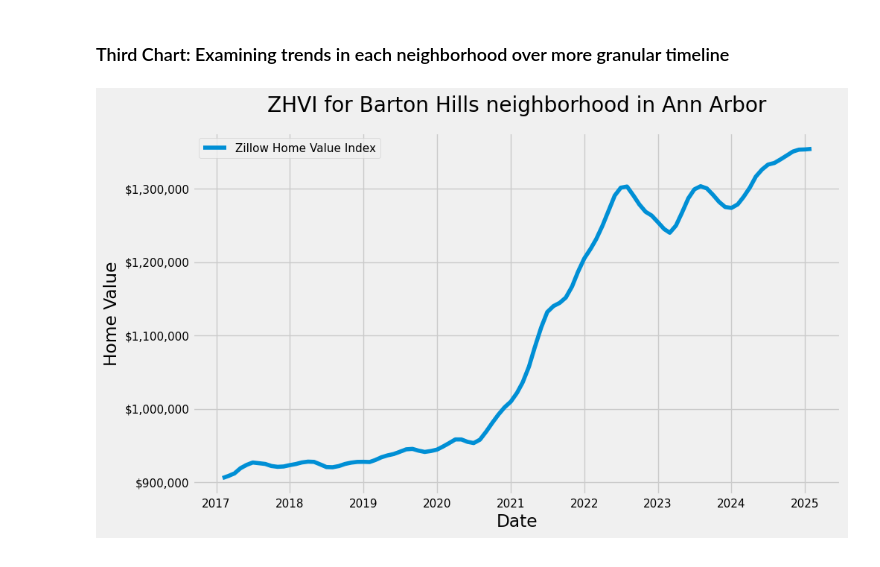
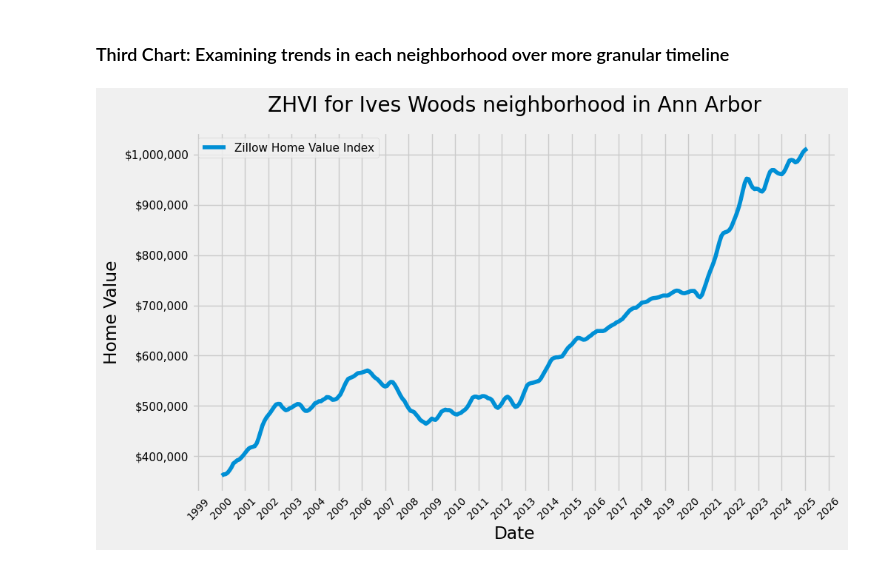
Before and after one commit to grantajason/SIADS-521-Assignment-3, a Jupyter notebook: gajason-siads521-a3.ipynb, the cells around one changed output. Drawn from its saved outputs; the diff is of its cells as text; code cells hidden in the pictures.

```diff
--- a/gajason-siads521-a3.ipynb
+++ b/gajason-siads521-a3.ipynb
@@ -107,31 +109,32 @@ plt.show()
 # %%
 def create_chart_three(neighbohood):
 
     # prepare data for chart 3
     chart_three_df = melted_df.copy()
     chart_three_df['Month'] = chart_three_df['Date'].dt.to_period('M').dt.to_timestamp()
     chart_three_df['Year'] = chart_three_df['Date'].dt.year
 
     chart_three_df = chart_three_df[chart_three_df['RegionName'] == neighbohood]
 
     plt.style.use('fivethirtyeight')
     plt.figure(figsize=(10,6))
     plt.plot(chart_three_df['Month'], chart_three_df['HomeValue'], label='Home Value')
 
     # format y axis to be in $
     fmt = mtick.StrMethodFormatter('${x:,.0f}')
     plt.gca().yaxis.set_major_formatter(fmt)
 
     #format x axis to only show the years
     plt.gca().xaxis.set_major_locator(mdates.YearLocator())
     plt.gca().xaxis.set_major_formatter(mdates.DateFormatter('%Y'))
 
     plt.xlabel('Date')
+    plt.xticks(fontsize=10, rotation=45)
     plt.ylabel('Home Value')
     plt.title('ZHVI for {} neighborhood in Ann Arbor'.format(neighbohood), pad=20)
     plt.legend(['Zillow Home Value Index'])
 
-create_chart_three('Barton Hills')
+create_chart_three('Ives Woods')
 plt.show()
 # %% [output]
-[figure, old version]
+[figure, new version]
```
Also changed, not shown: parts of 2 cells of this notebook.
